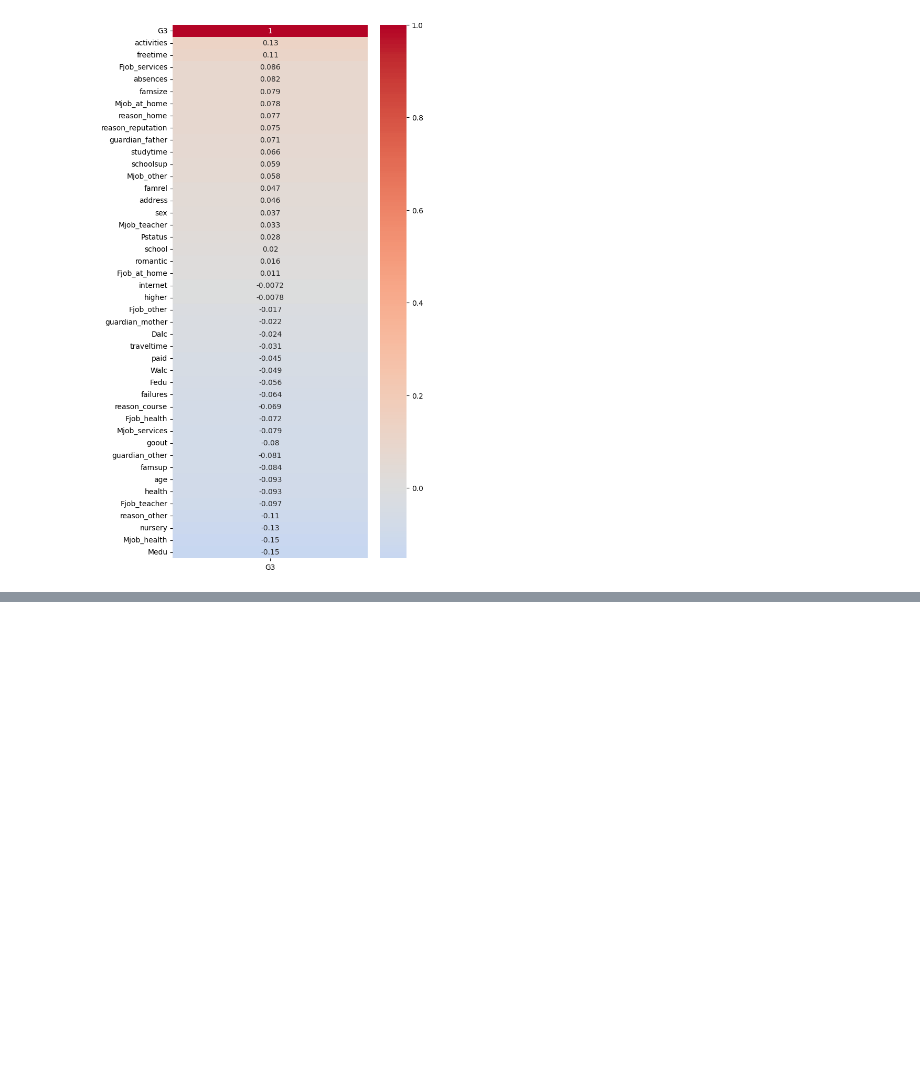
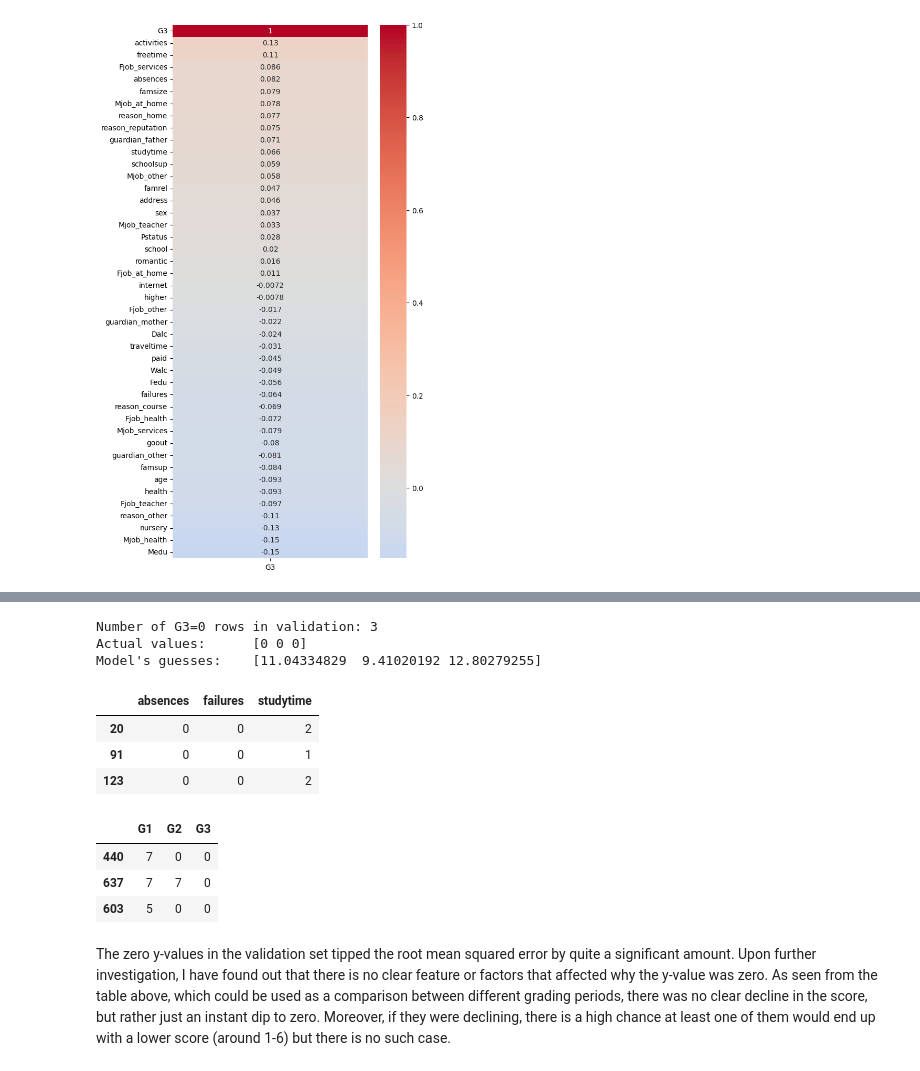
Before and after one commit to monderei/student-performance-regression, a Jupyter notebook: UCI_Performance_Regression.ipynb, the cells around one changed output, grey strips where cells are left out. Cells and saved outputs as stored; diff of their text form; code cells hidden in the pictures; blank space fills up the shorter version.

```diff
--- a/UCI_Performance_Regression.ipynb
+++ b/UCI_Performance_Regression.ipynb
@@ -314,0 +382,31 @@ sns.heatmap(correlations.to_frame(), annot=True, cmap='coolwarm', center=0)
+# %%
+zero_grade_mask = (y_valid == 0)
+print(f"Number of G3=0 rows in validation: {zero_grade_mask.sum()}")
+
+print("Actual values:     ", y_valid[zero_grade_mask].values)
+print("Model's guesses:   ", predictions[zero_grade_mask.values])
+# %% [output]
+Number of G3=0 rows in validation: 3
+Actual values:      [0 0 0]
+Model's guesses:    [11.04334829  9.41020192 12.80279255]
+# %%
+X_valid[zero_grade_mask.values][['absences', 'failures', 'studytime']]
+
+# The features above give no clear signal that they are affecting why some students get a G3 of 0
+# %% [output]
+|  | absences | failures | studytime |
+| 20 | 0 | 0 | 2 |
+| 91 | 0 | 0 | 1 |
+| 123 | 0 | 0 | 2 |
+# %%
+df_raw = pd.read_csv("student_performance/student-por.csv", sep=';')
+
+zero_grade_indices = y_valid[zero_grade_mask].index
+df_raw.loc[zero_grade_indices, ['G1', 'G2', 'G3']]
+# %% [output]
+|  | G1 | G2 | G3 |
+| 440 | 7 | 0 | 0 |
+| 637 | 7 | 7 | 0 |
+| 603 | 5 | 0 | 0 |
+# %% [markdown]
+The zero y-values in the validation set tipped the root mean squared error by quite a significant amount. Upon further investigation, I have found out that there is no clear feature or factors that affected why the y-value was zero. As seen from the table above, which could be used as a comparison between different grading periods, there was no clear decline in the score, but rather just an instant dip to zero. Moreover, if they were declining, there is a high chance at least one of them would end up with a lower score (around 1-6) but there is no such case.
```
Also changed, not shown: parts of 12 cells of this notebook.
